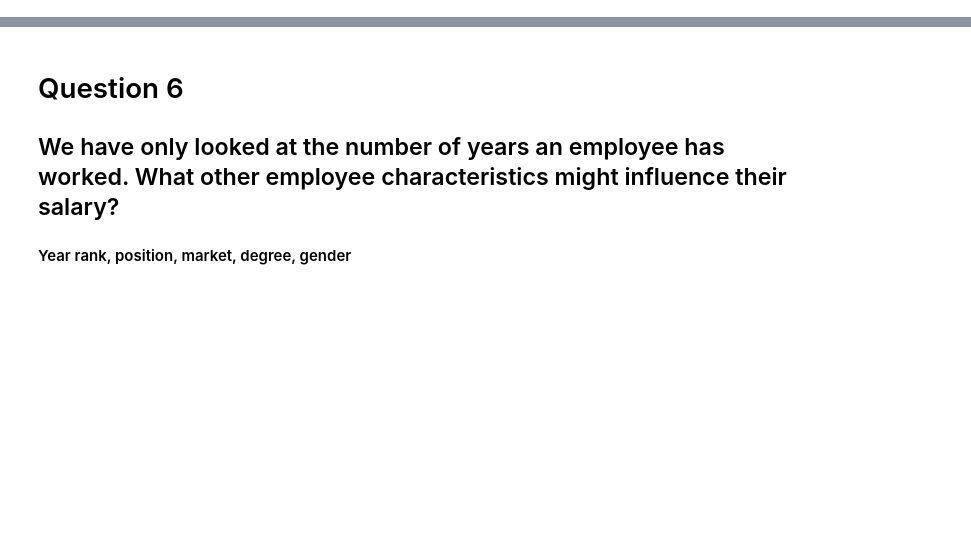
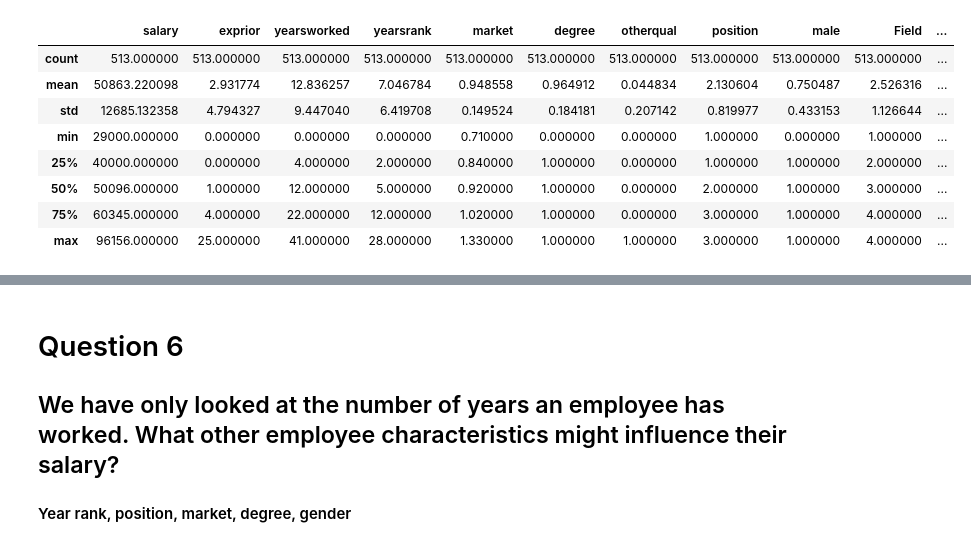
Before and after one commit to Ibby19/salaries_regression, a Jupyter notebook: salaries_regression.ipynb, the cells around one changed output, grey strips where cells are left out. Saved outputs shown, nothing was run; the diff lists cells and outputs as text; code cells hidden in the pictures; blank space fills up the shorter version.

```diff
--- a/salaries_regression.ipynb
+++ b/salaries_regression.ipynb
@@ -160,0 +23,12 @@ plt.show()
+# %%
+df.describe()
+# %% [output]
+|  | salary | exprior | yearsworked | yearsrank | market | degree | otherqual | position | male | Field | ... |
+| count | 513.000000 | 513.000000 | 513.000000 | 513.000000 | 513.000000 | 513.000000 | 513.000000 | 513.000000 | 513.000000 | 513.000000 | ... |
+| mean | 50863.220098 | 2.931774 | 12.836257 | 7.046784 | 0.948558 | 0.964912 | 0.044834 | 2.130604 | 0.750487 | 2.526316 | ... |
+| std | 12685.132358 | 4.794327 | 9.447040 | 6.419708 | 0.149524 | 0.184181 | 0.207142 | 0.819977 | 0.433153 | 1.126644 | ... |
+| min | 29000.000000 | 0.000000 | 0.000000 | 0.000000 | 0.710000 | 0.000000 | 0.000000 | 1.000000 | 0.000000 | 1.000000 | ... |
+| 25% | 40000.000000 | 0.000000 | 4.000000 | 2.000000 | 0.840000 | 1.000000 | 0.000000 | 1.000000 | 1.000000 | 2.000000 | ... |
+| 50% | 50096.000000 | 1.000000 | 12.000000 | 5.000000 | 0.920000 | 1.000000 | 0.000000 | 2.000000 | 1.000000 | 3.000000 | ... |
+| 75% | 60345.000000 | 4.000000 | 22.000000 | 12.000000 | 1.020000 | 1.000000 | 0.000000 | 3.000000 | 1.000000 | 4.000000 | ... |
+| max | 96156.000000 | 25.000000 | 41.000000 | 28.000000 | 1.330000 | 1.000000 | 1.000000 | 3.000000 | 1.000000 | 4.000000 | ... |
```
Also changed, not shown: parts of 59 cells of this notebook.
